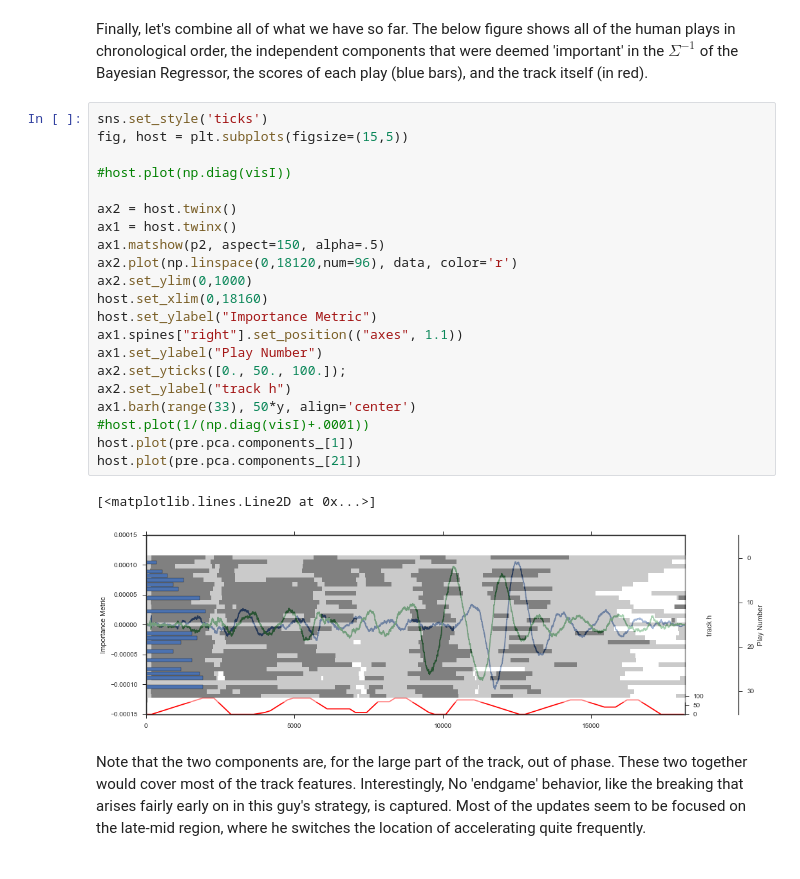
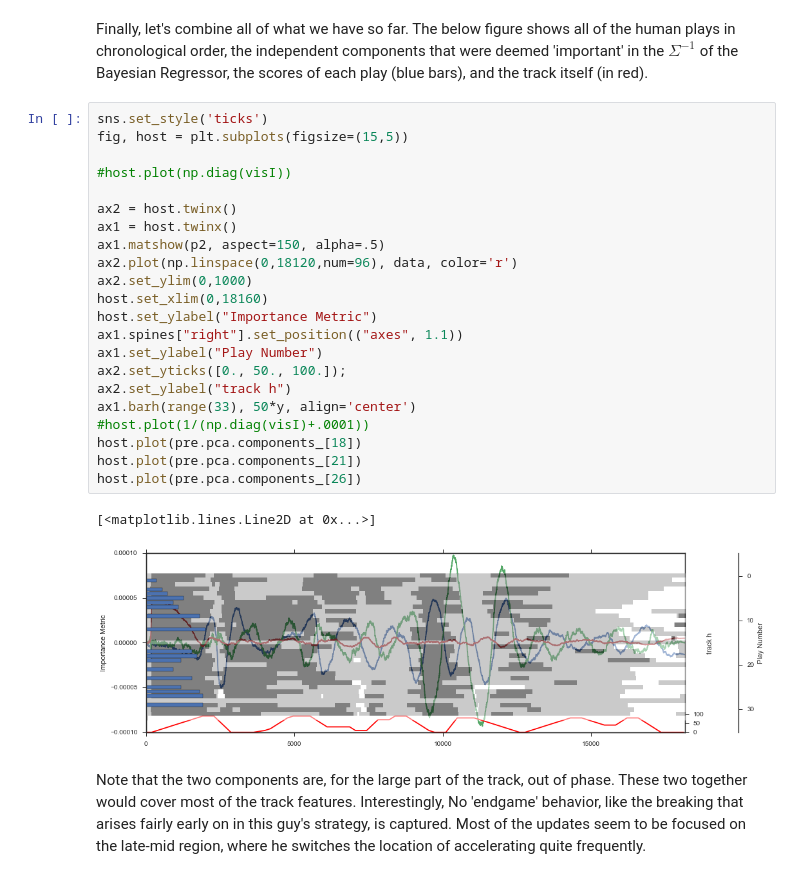
Before and after one commit to DesignInformaticsLab/EcoRacer2016, a Jupyter notebook: Player2_Example.ipynb, the cells around one changed output. Cells and saved outputs as stored; diff of their text form.

```diff
--- a/Player2_Example.ipynb
+++ b/Player2_Example.ipynb
@@ -80,27 +80,28 @@ Finally, let's combine all of what we have so far. The below figure shows all of
 # %%
 sns.set_style('ticks')
 fig, host = plt.subplots(figsize=(15,5))
 
 #host.plot(np.diag(visI))
 
 ax2 = host.twinx()
 ax1 = host.twinx()
 ax1.matshow(p2, aspect=150, alpha=.5)
 ax2.plot(np.linspace(0,18120,num=96), data, color='r')
 ax2.set_ylim(0,1000)
 host.set_xlim(0,18160)
 host.set_ylabel("Importance Metric")
 ax1.spines["right"].set_position(("axes", 1.1))
 ax1.set_ylabel("Play Number")
 ax2.set_yticks([0., 50., 100.]);
 ax2.set_ylabel("track h")
 ax1.barh(range(33), 50*y, align='center')
 #host.plot(1/(np.diag(visI)+.0001))
-host.plot(pre.pca.components_[1])
+host.plot(pre.pca.components_[18])
 host.plot(pre.pca.components_[21])
+host.plot(pre.pca.components_[26])
 # %% [output]
 [<matplotlib.lines.Line2D at 0x...>]
-[figure, old version]
+[figure, new version]
 # %% [markdown]
 Note that the two components are, for the large part of the track, out of phase. These two together would cover most of the track features. Interestingly, No 'endgame' behavior, like the breaking that arises fairly early on in this guy's strategy, is captured. Most of the updates seem to be focused on the late-mid region, where he switches the location of accelerating quite frequently.
 # %% [markdown]
```
Also changed, not shown: parts of 9 cells of this notebook, 4 other files.
